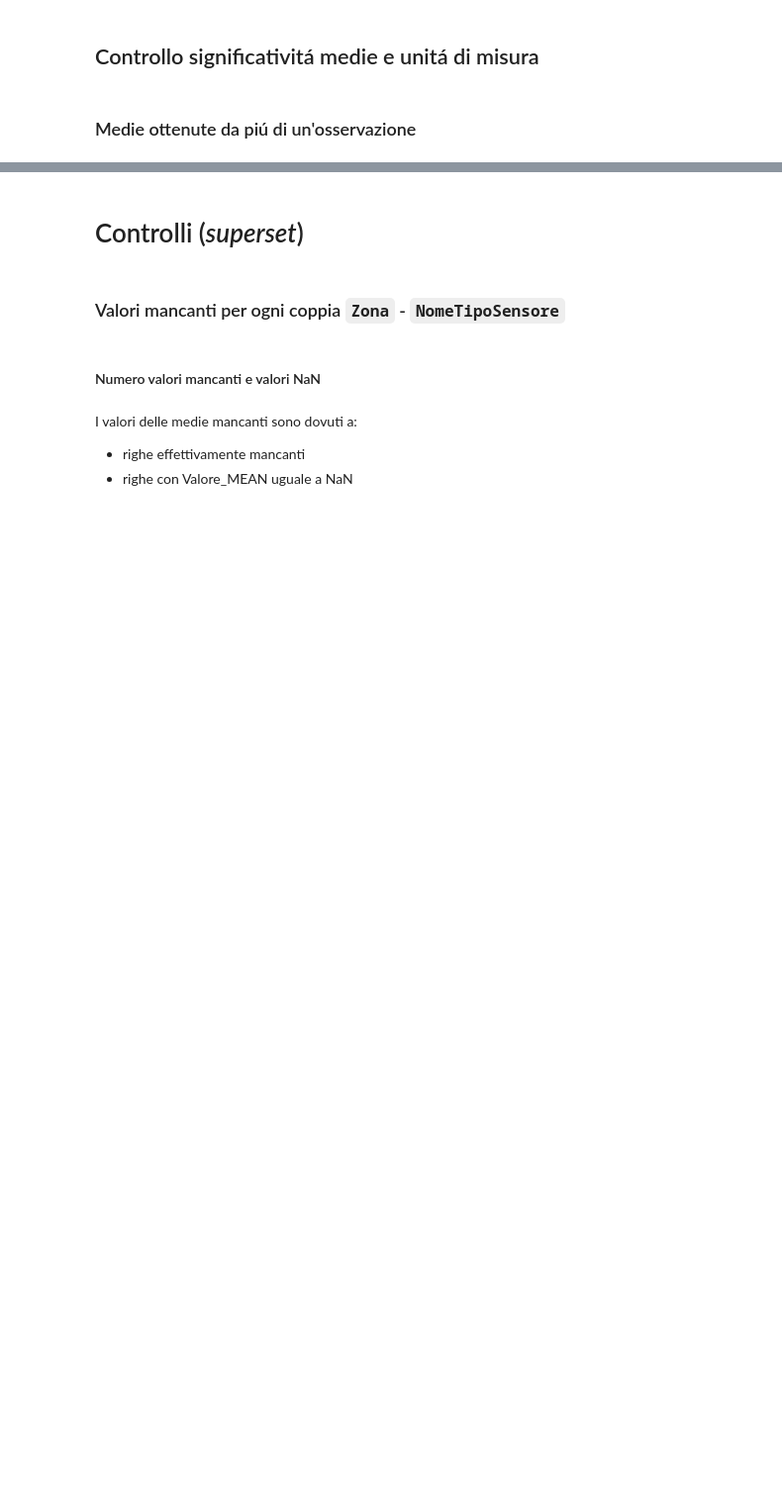
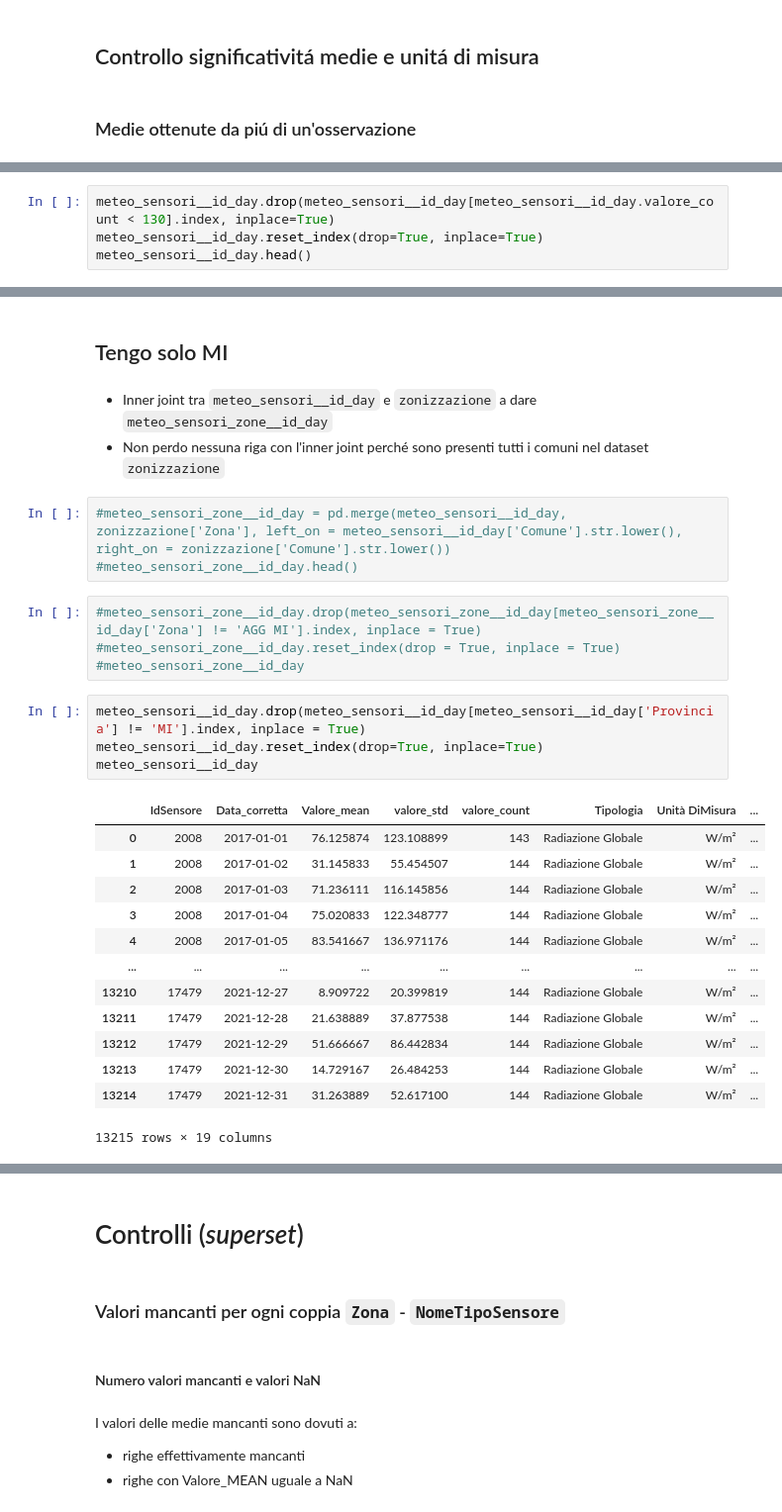
Before and after one commit to giocoal/air-quality-milano-interactive-data-visualization-tableau, a Jupyter notebook: Data_Visualization_21_22_Preparation_Meteo_radiazione.ipynb, the cells around one changed output, grey strips where cells are left out. Shown at 99% size. Cells and saved outputs as stored; diff of their text form; blank space fills up the shorter version.

```diff
--- a/Data_Visualization_21_22_Preparation_Meteo_radiazione.ipynb
+++ b/Data_Visualization_21_22_Preparation_Meteo_radiazione.ipynb
@@ -623,0 +257,4 @@ aria_sensori_zone__day_zona_tipo
+# %%
+meteo_sensori__id_day.drop(meteo_sensori__id_day[meteo_sensori__id_day.valore_count < 130].index, inplace=True)
+meteo_sensori__id_day.reset_index(drop=True, inplace=True)
+meteo_sensori__id_day.head()
@@ -623,0 +268,30 @@ aria_sensori_zone__day_zona_tipo
+# %% [markdown]
+## Tengo solo MI
+# %% [markdown]
+- Inner joint tra `meteo_sensori__id_day` e `zonizzazione` a dare `meteo_sensori_zone__id_day`
+- Non perdo nessuna riga con l'inner joint perché sono presenti tutti i comuni nel dataset `zonizzazione`
+# %%
+#meteo_sensori_zone__id_day = pd.merge(meteo_sensori__id_day, zonizzazione['Zona'], left_on = meteo_sensori__id_day['Comune'].str.lower(), right_on = zonizzazione['Comune'].str.lower())
+#meteo_sensori_zone__id_day.head()
+# %%
+#meteo_sensori_zone__id_day.drop(meteo_sensori_zone__id_day[meteo_sensori_zone__id_day['Zona'] != 'AGG MI'].index, inplace = True)
+#meteo_sensori_zone__id_day.reset_index(drop = True, inplace = True)
+#meteo_sensori_zone__id_day
+# %%
+meteo_sensori__id_day.drop(meteo_sensori__id_day[meteo_sensori__id_day['Provincia'] != 'MI'].index, inplace = True)
+meteo_sensori__id_day.reset_index(drop=True, inplace=True)
+meteo_sensori__id_day
+# %% [output]
+|  | IdSensore | Data_corretta | Valore_mean | valore_std | valore_count | Tipologia | Unità DiMisura | ... |
+| 0 | 2008 | 2017-01-01 | 76.125874 | 123.108899 | 143 | Radiazione Globale | W/m² | ... |
+| 1 | 2008 | 2017-01-02 | 31.145833 | 55.454507 | 144 | Radiazione Globale | W/m² | ... |
+| 2 | 2008 | 2017-01-03 | 71.236111 | 116.145856 | 144 | Radiazione Globale | W/m² | ... |
+| 3 | 2008 | 2017-01-04 | 75.020833 | 122.348777 | 144 | Radiazione Globale | W/m² | ... |
+| 4 | 2008 | 2017-01-05 | 83.541667 | 136.971176 | 144 | Radiazione Globale | W/m² | ... |
+| ... | ... | ... | ... | ... | ... | ... | ... | ... |
+| 13210 | 17479 | 2021-12-27 | 8.909722 | 20.399819 | 144 | Radiazione Globale | W/m² | ... |
+| 13211 | 17479 | 2021-12-28 | 21.638889 | 37.877538 | 144 | Radiazione Globale | W/m² | ... |
+| 13212 | 17479 | 2021-12-29 | 51.666667 | 86.442834 | 144 | Radiazione Globale | W/m² | ... |
+| 13213 | 17479 | 2021-12-30 | 14.729167 | 26.484253 | 144 | Radiazione Globale | W/m² | ... |
+| 13214 | 17479 | 2021-12-31 | 31.263889 | 52.617100 | 144 | Radiazione Globale | W/m² | ... |
+13215 rows × 19 columns
```
Also changed, not shown: parts of 132 cells of this notebook, 1 other file.
